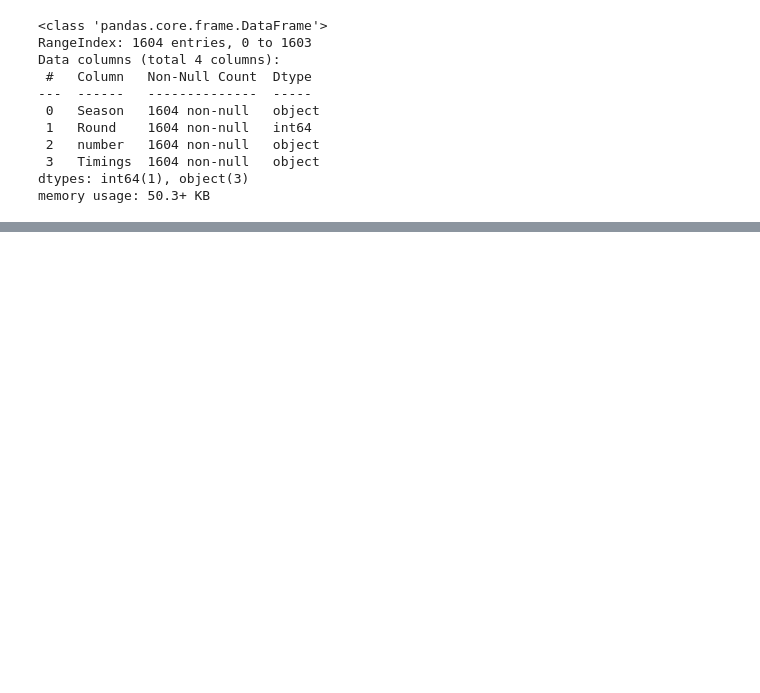
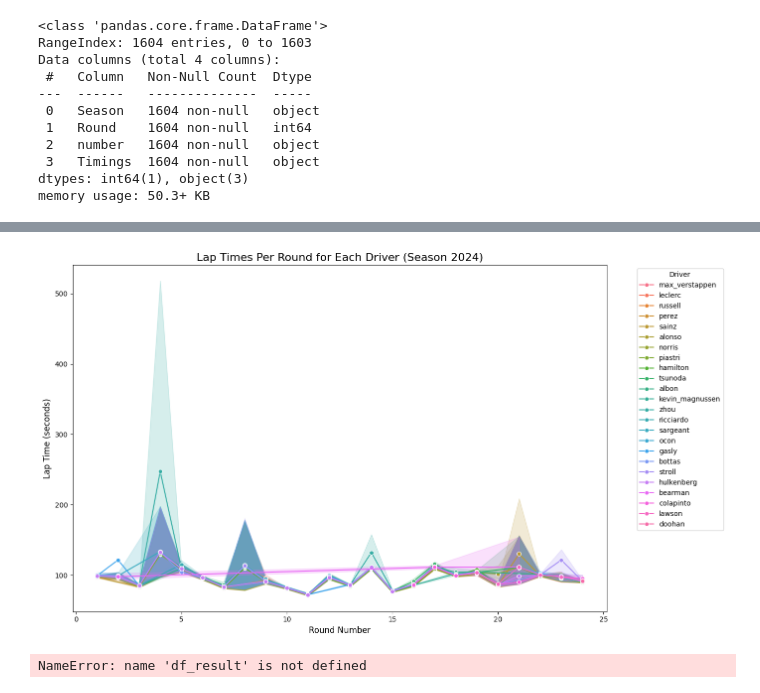
Before and after one commit to JhaAkansha/F1Predictor, a Jupyter notebook: F1_Race_Winner_Predictor.ipynb, the cells around one changed output, grey strips where cells are left out. Cells and saved outputs as stored; diff of their text form; code cells hidden in the pictures; blank space fills up the shorter version.

Commit message:
Visualizing laptimes

```diff
--- a/F1_Race_Winner_Predictor.ipynb
+++ b/F1_Race_Winner_Predictor.ipynb
@@ -203,0 +220,70 @@ memory usage: 50.3+ KB
+# %%
+import matplotlib.pyplot as plt
+import seaborn as sns
+
+# Assuming your dataframe is named df_result
+# First, convert the 'time' column into seconds to facilitate plotting
+def time_to_seconds(time_str):
+    minutes, seconds = time_str.split(':')
+    return float(minutes) * 60 + float(seconds)
+
+# Convert the 'time' column to numeric (seconds)
+df_result['time_seconds'] = df_result['time'].apply(time_to_seconds)
+
+# Now, you can plot the round-wise lap times for each driver
+plt.figure(figsize=(14, 8))
+
+# Use seaborn to create a line plot for each driver, showing lap times per round
+sns.lineplot(data=df_result, x='Round', y='time_seconds', hue='driverId', marker='o')
+
+# Customize the plot
+plt.title('Lap Times Per Round for Each Driver (Season 2024)', fontsize=16)
+plt.xlabel('Round Number', fontsize=12)
+plt.ylabel('Lap Time (seconds)', fontsize=12)
+plt.legend(title='Driver', bbox_to_anchor=(1.05, 1), loc='upper left')
+
+# Show the plot
+plt.tight_layout()
+plt.show()
+# %% [output]
+[figure, added]
+# %%
+import matplotlib.pyplot as plt
+import seaborn as sns
+
+# Assuming your dataframe is named df_result
+# First, convert the 'time' column into seconds to facilitate plotting
+def time_to_seconds(time_str):
+    minutes, seconds = time_str.split(':')
+    return float(minutes) * 60 + float(seconds)
+
+# Convert the 'time' column to numeric (seconds)
+df_result['time_seconds'] = df_result['time'].apply(time_to_seconds)
+
+# Get the unique rounds from the dataset
+rounds = df_result['Round'].unique()
+
+# Plot lap times for each round
+for round_num in rounds:
+    round_data = df_result[df_result['Round'] == round_num]
+
+    plt.figure(figsize=(10, 6))
+
+    # Plotting lap times for all drivers in the current round
+    sns.barplot(data=round_data, x='driverId', y='time_seconds')
+
+    # Customizing the plot
+    plt.title(f'Lap Times for Round {round_num} (Season 2024)', fontsize=16)
+    plt.xlabel('Driver', fontsize=12)
+    plt.ylabel('Lap Time (seconds)', fontsize=12)
+    plt.xticks(rotation=45)  # Rotate driver names for better visibility
+
+    # Add text annotations on top of the bars
+    for index, row in round_data.iterrows():
+        plt.text(index, row['time_seconds'] + 0.05, f'{row["time"]}', ha='center', va='bottom', fontsize=10)
+
+    # Show the plot
+    plt.tight_layout()
+    plt.show()
+# %% [output]
+NameError: name 'df_result' is not defined
```
Also changed, not shown: parts of 2 cells of this notebook.
